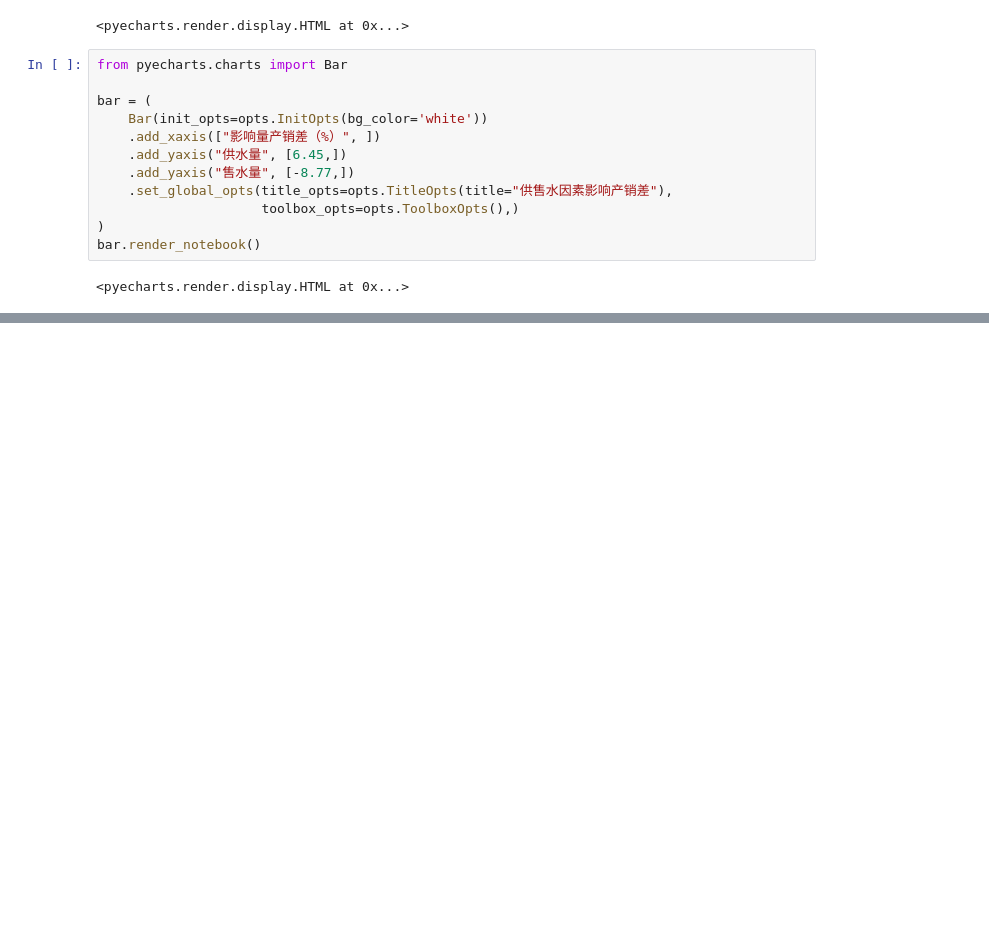
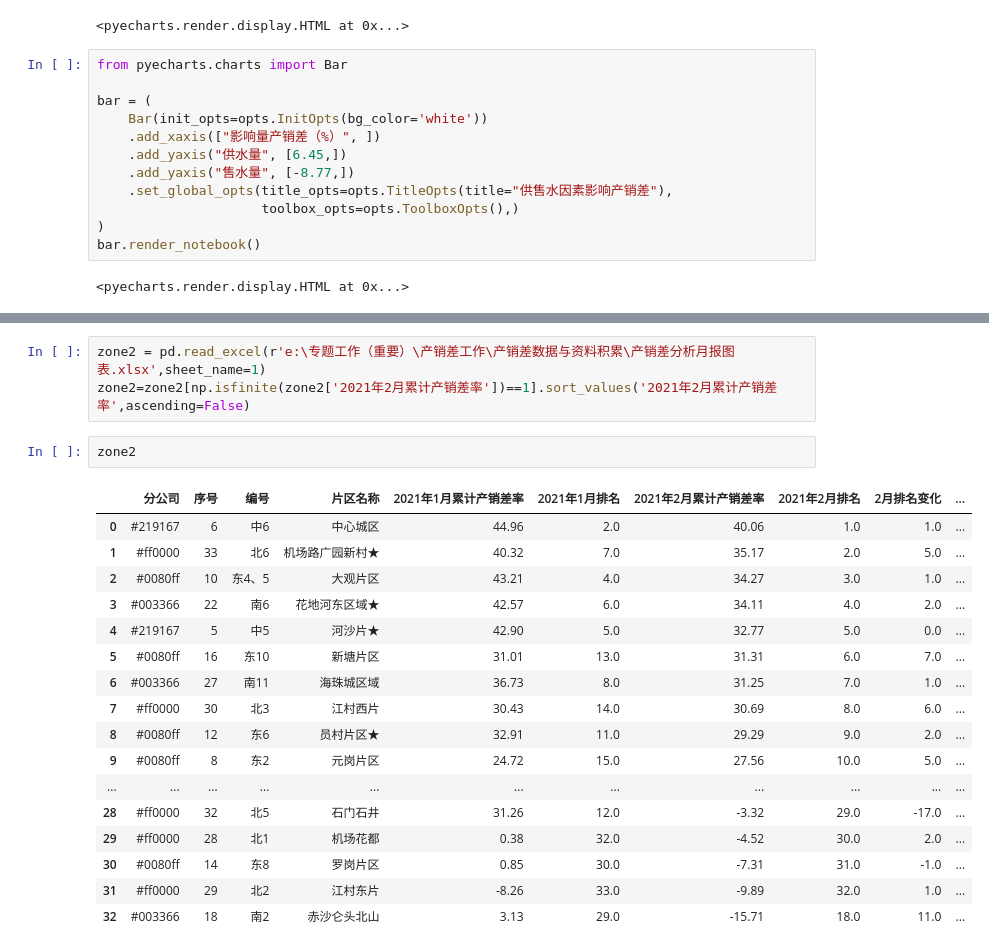
Before and after one commit to jayaston/mypyworks, a Jupyter notebook: jupyter文件/月度产销差漏损率分析报告图表.ipynb, the cells around one changed output, grey strips where cells are left out. Cells and saved outputs as stored; diff of their text form; blank space fills up the shorter version.

```diff
--- a/jupyter文件/月度产销差漏损率分析报告图表.ipynb
+++ b/jupyter文件/月度产销差漏损率分析报告图表.ipynb
@@ -245,0 +262,23 @@ bar.render_notebook()
+# %%
+zone2 = pd.read_excel(r'e:\专题工作（重要）\产销差工作\产销差数据与资料积累\产销差分析月报图表.xlsx',sheet_name=1)
+zone2=zone2[np.isfinite(zone2['2021年2月累计产销差率'])==1].sort_values('2021年2月累计产销差率',ascending=False)
+# %%
+zone2
+# %% [output]
+|  | 分公司 | 序号 | 编号 | 片区名称 | 2021年1月累计产销差率 | 2021年1月排名 | 2021年2月累计产销差率 | 2021年2月排名 | 2月排名变化 | ... |
+| 0 | #219167 | 6 | 中6 | 中心城区 | 44.96 | 2.0 | 40.06 | 1.0 | 1.0 | ... |
+| 1 | #ff0000 | 33 | 北6 | 机场路广园新村★ | 40.32 | 7.0 | 35.17 | 2.0 | 5.0 | ... |
+| 2 | #0080ff | 10 | 东4、5 | 大观片区 | 43.21 | 4.0 | 34.27 | 3.0 | 1.0 | ... |
+| 3 | #003366 | 22 | 南6 | 花地河东区域★ | 42.57 | 6.0 | 34.11 | 4.0 | 2.0 | ... |
+| 4 | #219167 | 5 | 中5 | 河沙片★ | 42.90 | 5.0 | 32.77 | 5.0 | 0.0 | ... |
+| 5 | #0080ff | 16 | 东10 | 新塘片区 | 31.01 | 13.0 | 31.31 | 6.0 | 7.0 | ... |
+| 6 | #003366 | 27 | 南11 | 海珠城区域 | 36.73 | 8.0 | 31.25 | 7.0 | 1.0 | ... |
+| 7 | #ff0000 | 30 | 北3 | 江村西片 | 30.43 | 14.0 | 30.69 | 8.0 | 6.0 | ... |
+| 8 | #0080ff | 12 | 东6 | 员村片区★ | 32.91 | 11.0 | 29.29 | 9.0 | 2.0 | ... |
+| 9 | #0080ff | 8 | 东2 | 元岗片区 | 24.72 | 15.0 | 27.56 | 10.0 | 5.0 | ... |
+| ... | ... | ... | ... | ... | ... | ... | ... | ... | ... | ... |
+| 28 | #ff0000 | 32 | 北5 | 石门石井 | 31.26 | 12.0 | -3.32 | 29.0 | -17.0 | ... |
+| 29 | #ff0000 | 28 | 北1 | 机场花都 | 0.38 | 32.0 | -4.52 | 30.0 | 2.0 | ... |
+| 30 | #0080ff | 14 | 东8 | 罗岗片区 | 0.85 | 30.0 | -7.31 | 31.0 | -1.0 | ... |
+| 31 | #ff0000 | 29 | 北2 | 江村东片 | -8.26 | 33.0 | -9.89 | 32.0 | 1.0 | ... |
+| 32 | #003366 | 18 | 南2 | 赤沙仑头北山 | 3.13 | 29.0 | -15.71 | 18.0 | 11.0 | ... |
```
Also changed, not shown: parts of 5 cells of this notebook, 3 other files.
